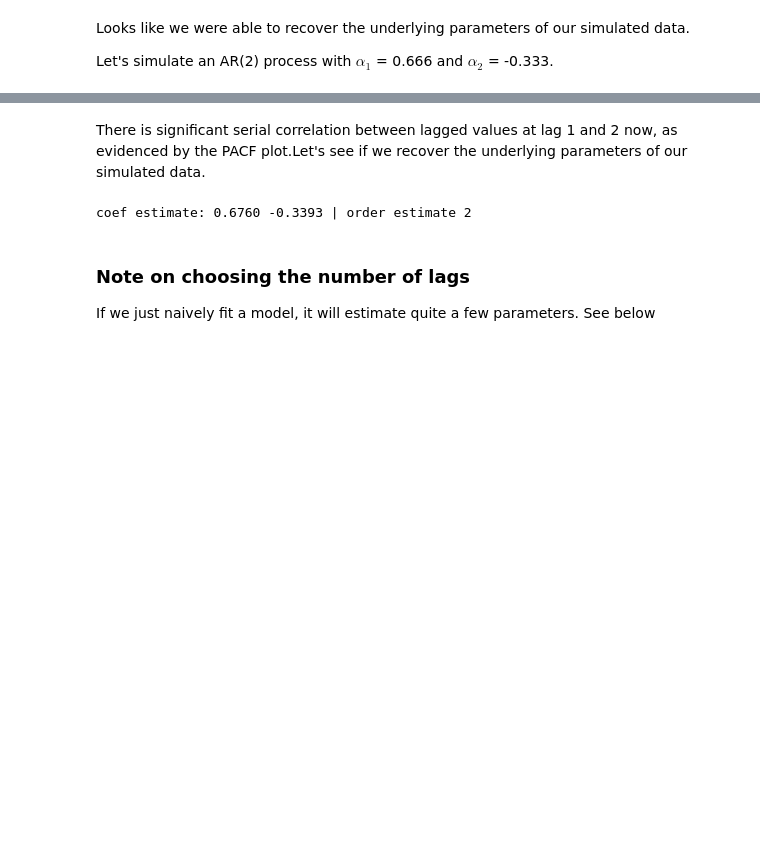
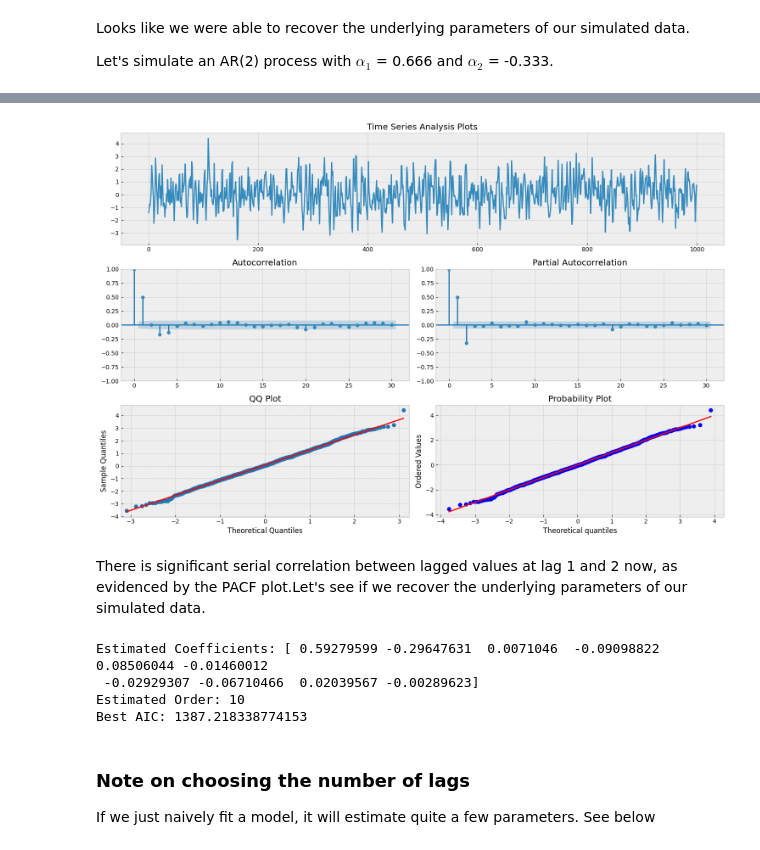
Before and after one commit to enrique-estevez/Accenture-Use-Code, a Jupyter notebook: TS_Analysis_2.ipynb, the cells around one changed output, grey strips where cells are left out. Saved outputs shown, nothing was run; the diff lists cells and outputs as text; code cells hidden in the pictures; blank space fills up the shorter version.

```diff
--- a/TS_Analysis_2.ipynb
+++ b/TS_Analysis_2.ipynb
@@ -136,16 +244,55 @@ _ = tsplot(ar2, lags=30)
+# %%
+# Simulate an AR(2) process
+
+n = int(1000)
+alphas = np.array([.666, -.333])
+betas = np.array([0.])
+
+# Python requires us to specify the zero-lag value which is 1
+# Also note that the alphas for the AR model must be negated
+# We also set the betas for the MA equal to 0 for an AR(p) model
+# For more information see the examples at statsmodels.org
+ar = np.r_[1, -alphas]
+ma = np.r_[1, betas]
+
+ar2 = smt.arma_generate_sample(ar=ar, ma=ma, nsample=n)
+_ = tsplot(ar2, lags=30)
+# %% [output]
+[figure, added]
 # %% [markdown]
 There is significant serial correlation between lagged values at lag 1 and 2 now, as evidenced by the PACF plot.Let's see if we recover the underlying parameters of our simulated data.
-# %%
-# Fit an AR(p) model to simulated AR(2) process
-
-max_lag = 10
-mdl = smt.AR(ar2).fit(maxlag=max_lag, ic='aic', trend='nc')
-est_order = smt.AR(ar2).select_order( maxlag=max_lag, ic='aic', trend='nc')
-
-true_order = 2
-print('\ncoef estimate: %3.4f %3.4f | order estimate %s'%(mdl.params[0],mdl.params[1],est_order))
-# %% [output]
-coef estimate: 0.6760 -0.3393 | order estimate 2
+# %%
+# Simulate AR(2) process
+np.random.seed(42)
+n = 500
+alpha1, alpha2 = 0.6, -0.3  # True coefficients
+ar2 = np.zeros(n)
+epsilon = np.random.normal(0, 1, n)
+
+for t in range(2, n):
+    ar2[t] = alpha1 * ar2[t-1] + alpha2 * ar2[t-2] + epsilon[t]
+
+# Find the best lag using AIC
+best_aic = np.inf
+best_lag = None
+best_model = None
+
+for lag in range(1, 11):  # Test lags from 1 to 10
+    model = AutoReg(ar2, lags=lag, trend='n').fit()
+    if model.aic < best_aic:
+        best_aic = model.aic
+        best_lag = lag
+        best_model = model
+
+# Print results
+print(f'Estimated Coefficients: {best_model.params}')
+print(f'Estimated Order: {best_lag}')
+print(f'Best AIC: {best_aic}')
+# %% [output]
+Estimated Coefficients: [ 0.59279599 -0.29647631  0.0071046  -0.09098822  0.08506044 -0.01460012
+ -0.02929307 -0.06710466  0.02039567 -0.00289623]
+Estimated Order: 10
+Best AIC: 1387.218338774153
 # %% [markdown]
 ### Note on choosing the number of lags
 
```
Also changed, not shown: parts of 34 cells of this notebook, 3 other files.
